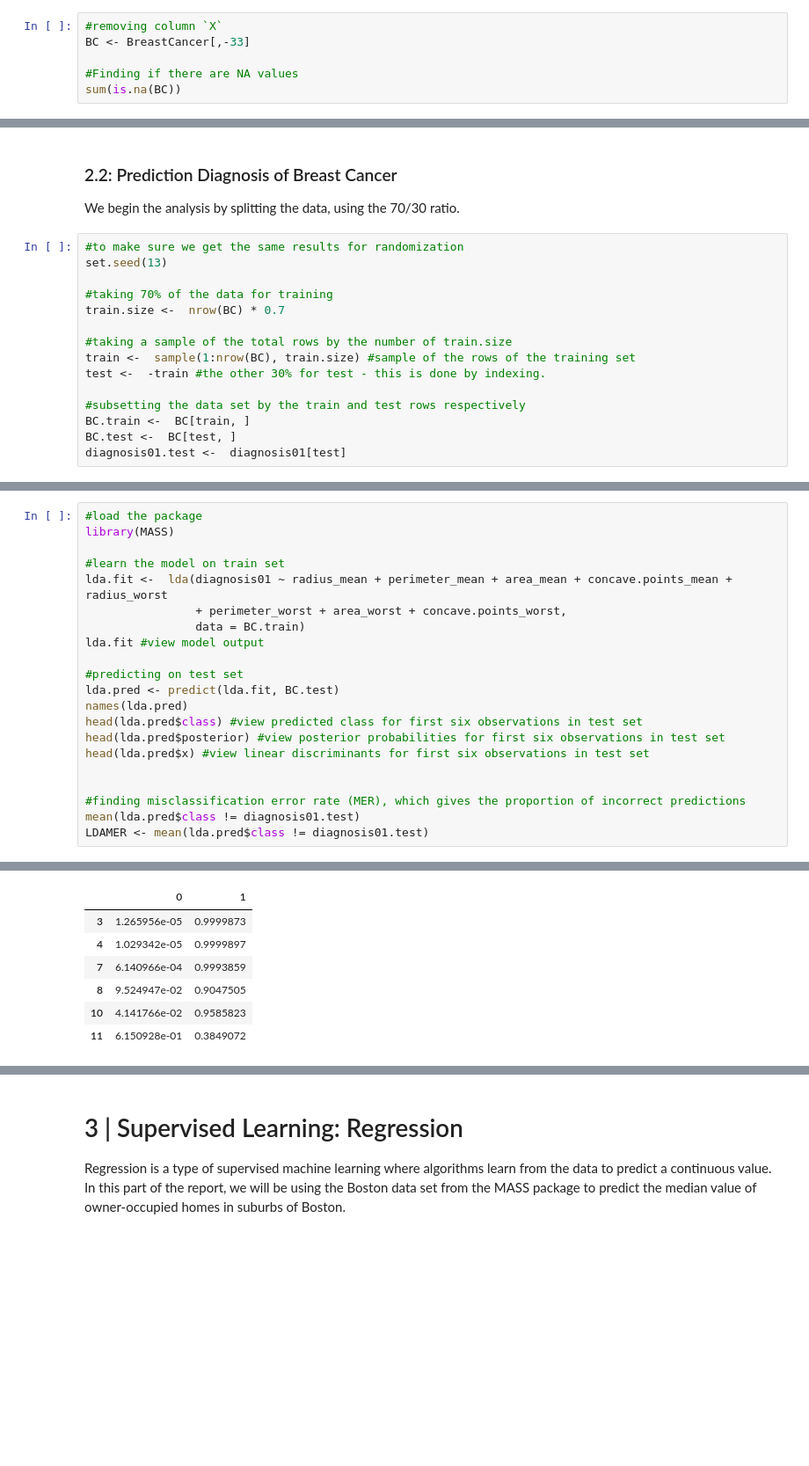
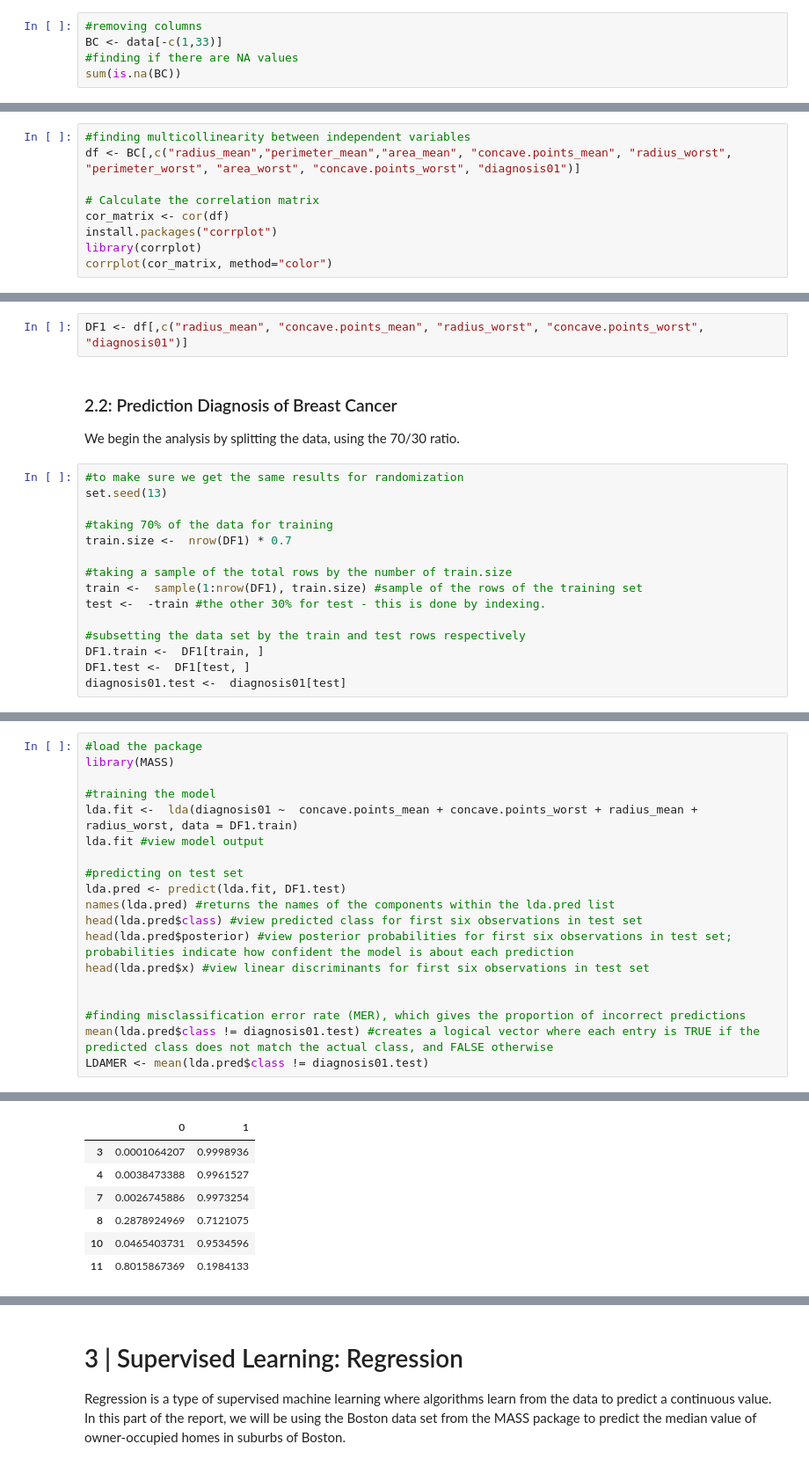
Before and after one commit to nuraishasb/supervisedML, a Jupyter notebook: R_supervisedML.ipynb, the cells around one changed output, grey strips where cells are left out. Shown at 88% size. Drawn from its saved outputs; the diff is of its cells as text; blank space fills up the shorter version.

```diff
--- a/R_supervisedML.ipynb
+++ b/R_supervisedML.ipynb
@@ -47,10 +66,9 @@ str(BreastCancer)
 # %% [markdown]
 Variable `X` is redundant as it does not contain any valuable information hence we remove it. The `is.na()` function checks the NA field in a data frame. We take the sum of the function to find the total number of NA values in our data set, which is 0.
 # %%
-#removing column `X`
-BC <- BreastCancer[,-33]
-
-#Finding if there are NA values
+#removing columns
+BC <- data[-c(1,33)]
+#finding if there are NA values
 sum(is.na(BC))
 # %% [output]
 [1] 0
@@ -96,2 +95,11 @@ results
 # %% [markdown]
 Possible values of the correlation coefficient range from -1 to +1, with -1 indicating a perfectly linear negative, and +1 indicating a perfectly linear positive correlation. A correlation coefficient close to 0 suggests little, if any, correlation. The other features seem most likely to be useful in predicting `diagnosis01` are: radius_mean, perimeter_mean, area_mean, concave.points_mean, radius_worst, perimeter_worst, area_worst, and concave.points_worst.
+# %%
+#finding multicollinearity between independent variables
+df <- BC[,c("radius_mean","perimeter_mean","area_mean", "concave.points_mean", "radius_worst", "perimeter_worst", "area_worst", "concave.points_worst", "diagnosis01")]
+
+# Calculate the correlation matrix
+cor_matrix <- cor(df)
+install.packages("corrplot")
+library(corrplot)
+corrplot(cor_matrix, method="color")
@@ -98,3 +116,5 @@ Possible values of the correlation coefficient range from -1 to +1, with -1 indi
+# %%
+DF1 <- df[,c("radius_mean", "concave.points_mean", "radius_worst", "concave.points_worst", "diagnosis01")]
 # %% [markdown]
 ### 2.2: Prediction Diagnosis of Breast Cancer
 
@@ -104,15 +124,15 @@ We begin the analysis by splitting the data, using the 70/30 ratio.
 set.seed(13)
 
 #taking 70% of the data for training
-train.size <-  nrow(BC) * 0.7
+train.size <-  nrow(DF1) * 0.7
 
 #taking a sample of the total rows by the number of train.size
-train <-  sample(1:nrow(BC), train.size) #sample of the rows of the training set
+train <-  sample(1:nrow(DF1), train.size) #sample of the rows of the training set
 test <-  -train #the other 30% for test - this is done by indexing.
 
 #subsetting the data set by the train and test rows respectively
-BC.train <-  BC[train, ]
-BC.test <-  BC[test, ]
+DF1.train <-  DF1[train, ]
+DF1.test <-  DF1[test, ]
 diagnosis01.test <-  diagnosis01[test]
 # %% [markdown]
 #### 2.2.1: Linear Discriminant Analysis
@@ -122,22 +144,20 @@ The linear discriminant analysis (LDA) finds a linear combination of features th
 #load the package
 library(MASS)
 
-#learn the model on train set
-lda.fit <-  lda(diagnosis01 ~ radius_mean + perimeter_mean + area_mean + concave.points_mean + radius_worst
-                + perimeter_worst + area_worst + concave.points_worst,
-                data = BC.train)
+#training the model
+lda.fit <-  lda(diagnosis01 ~  concave.points_mean + concave.points_worst + radius_mean + radius_worst, data = DF1.train)
 lda.fit #view model output
 
 #predicting on test set
-lda.pred <- predict(lda.fit, BC.test)
-names(lda.pred)
+lda.pred <- predict(lda.fit, DF1.test)
+names(lda.pred) #returns the names of the components within the lda.pred list
 head(lda.pred$class) #view predicted class for first six observations in test set
-head(lda.pred$posterior) #view posterior probabilities for first six observations in test set
+head(lda.pred$posterior) #view posterior probabilities for first six observations in test set; probabilities indicate how confident the model is about each prediction
 head(lda.pred$x) #view linear discriminants for first six observations in test set
 
 
 #finding misclassification error rate (MER), which gives the proportion of incorrect predictions
-mean(lda.pred$class != diagnosis01.test)
+mean(lda.pred$class != diagnosis01.test) #creates a logical vector where each entry is TRUE if the predicted class does not match the actual class, and FALSE otherwise
 LDAMER <- mean(lda.pred$class != diagnosis01.test)
 # %% [output]
 Call:
@@ -160,13 +182,13 @@ concave.points_worst  9.631020355
 [1] "class"     "posterior" "x"
 [1] 1 1 1 1 1 0
 Levels: 0 1
 A matrix: 6 × 2 of type dbl
 |  | 0 | 1 |
-| 3 | 1.265956e-05 | 0.9999873 |
-| 4 | 1.029342e-05 | 0.9999897 |
-| 7 | 6.140966e-04 | 0.9993859 |
-| 8 | 9.524947e-02 | 0.9047505 |
-| 10 | 4.141766e-02 | 0.9585823 |
-| 11 | 6.150928e-01 | 0.3849072 |
+| 3 | 0.0001064207 | 0.9998936 |
+| 4 | 0.0038473388 | 0.9961527 |
+| 7 | 0.0026745886 | 0.9973254 |
+| 8 | 0.2878924969 | 0.7121075 |
+| 10 | 0.0465403731 | 0.9534596 |
+| 11 | 0.8015867369 | 0.1984133 |
 A matrix: 6 × 1 of type dbl
 |  | LD1 |
```
Also changed, not shown: parts of 43 cells of this notebook.
